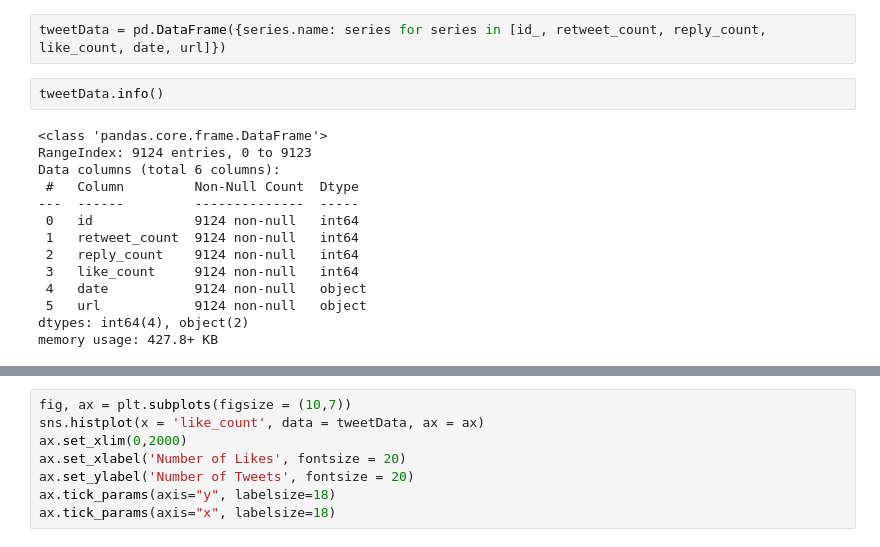
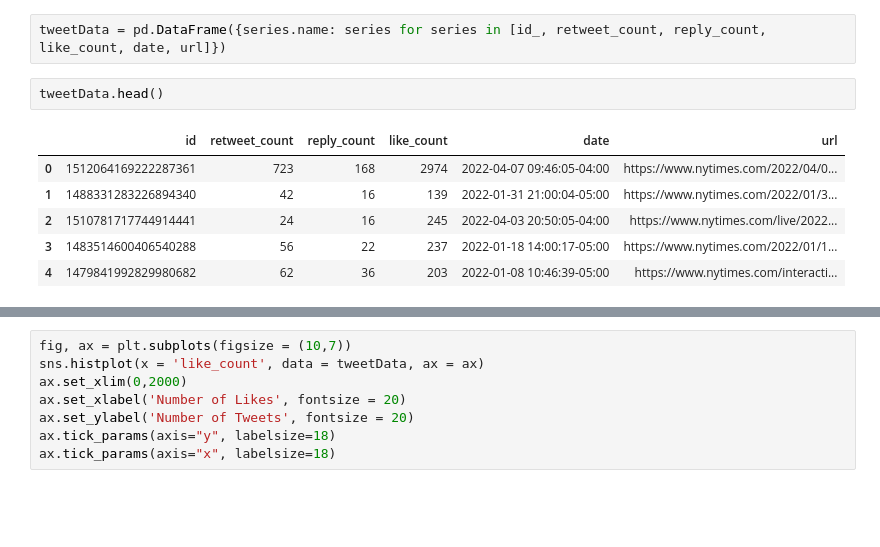
Before and after one commit to dilwong/NewsPopularity, a Jupyter notebook: 1 Exploratory Data Analysis.ipynb, the cells around one changed output, grey strips where cells are left out. Drawn from its saved outputs; the diff is of its cells as text; blank space fills up the shorter version.

```diff
--- a/1 Exploratory Data Analysis.ipynb
+++ b/1 Exploratory Data Analysis.ipynb
@@ -26,18 +26,11 @@ url = pd.Series(table[5], name = 'url')
 # %%
 tweetData = pd.DataFrame({series.name: series for series in [id_, retweet_count, reply_count, like_count, date, url]})
 # %%
-tweetData.info()
+tweetData.head()
 # %% [output]
-<class 'pandas.core.frame.DataFrame'>
-RangeIndex: 9124 entries, 0 to 9123
-Data columns (total 6 columns):
- #   Column         Non-Null Count  Dtype
----  ------         --------------  -----
- 0   id             9124 non-null   int64
- 1   retweet_count  9124 non-null   int64
- 2   reply_count    9124 non-null   int64
- 3   like_count     9124 non-null   int64
- 4   date           9124 non-null   object
- 5   url            9124 non-null   object
-dtypes: int64(4), object(2)
-memory usage: 427.8+ KB
+|  | id | retweet_count | reply_count | like_count | date | url |
+| 0 | 1512064169222287361 | 723 | 168 | 2974 | 2022-04-07 09:46:05-04:00 | https://www.nytimes.com/2022/04/0... |
+| 1 | 1488331283226894340 | 42 | 16 | 139 | 2022-01-31 21:00:04-05:00 | https://www.nytimes.com/2022/01/3... |
+| 2 | 1510781717744914441 | 24 | 16 | 245 | 2022-04-03 20:50:05-04:00 | https://www.nytimes.com/live/2022... |
+| 3 | 1483514600406540288 | 56 | 22 | 237 | 2022-01-18 14:00:17-05:00 | https://www.nytimes.com/2022/01/1... |
+| 4 | 1479841992829980682 | 62 | 36 | 203 | 2022-01-08 10:46:39-05:00 | https://www.nytimes.com/interacti... |
```
Also changed, not shown: parts of 5 cells of this notebook, 3 other files.
